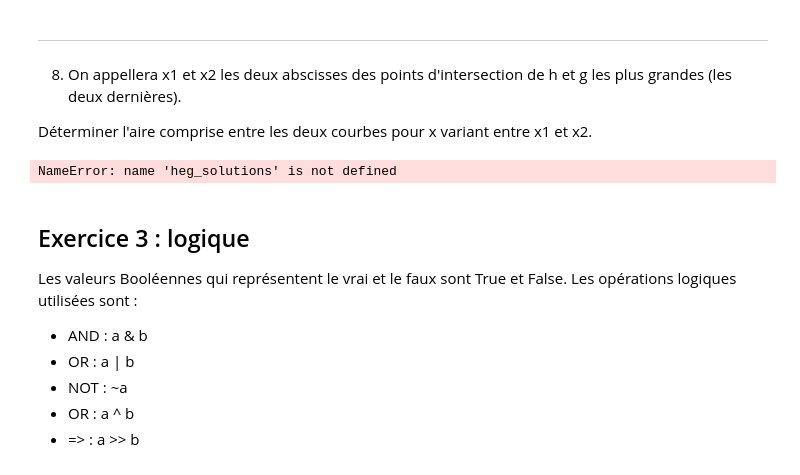
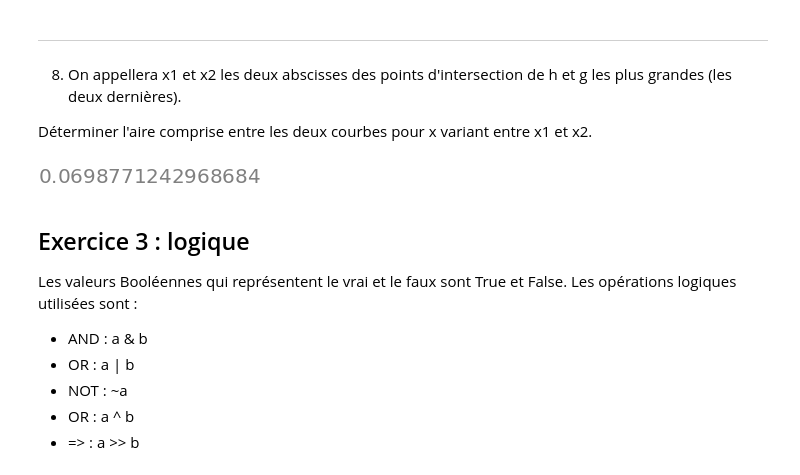
Before and after one commit to Mohamed-24-03-2022/tp_calcul_scientifique, a Jupyter notebook: TP2_2024/TP_2_2024_BOUZENTOUTA_MOHAMED.ipynb, the cells around one changed output. Cells and saved outputs as stored; diff of their text form; code cells hidden in the pictures.

```diff
--- a/TP2_2024/TP_2_2024_BOUZENTOUTA_MOHAMED.ipynb
+++ b/TP2_2024/TP_2_2024_BOUZENTOUTA_MOHAMED.ipynb
@@ -236,12 +234,12 @@ Déterminer l'aire comprise entre les deux courbes pour x variant entre x1 et x2
 # %%
 # A compléter ...
 # ...
 x1 = heg_solutions[2]
 x2 = heg_solutions[1]
 
-sp.integrate( (h(x) - g(x)), (x, x1, x2) )
+sp.integrate( (g(x) - h(x)), (x, x1, x2) )
 # %% [output]
-NameError: name 'heg_solutions' is not defined
+[figure, added]
 # %% [markdown]
 ## Exercice 3 :  logique
 Les valeurs Booléennes qui représentent le vrai et le faux sont True et False. Les opérations logiques
```
Also changed, not shown: parts of 13 cells of this notebook.
